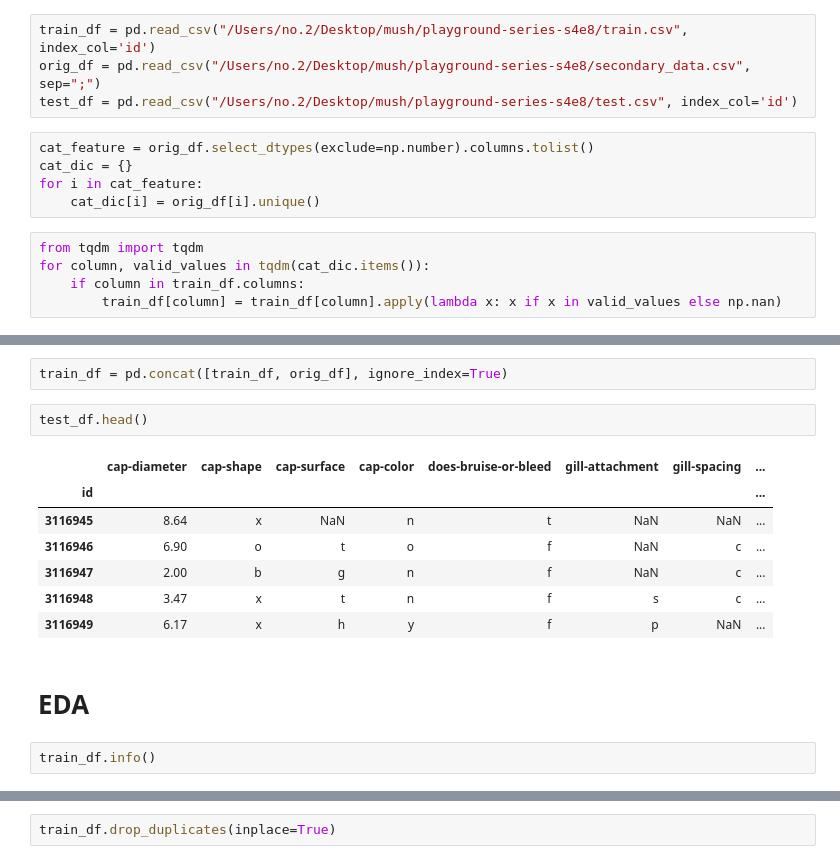
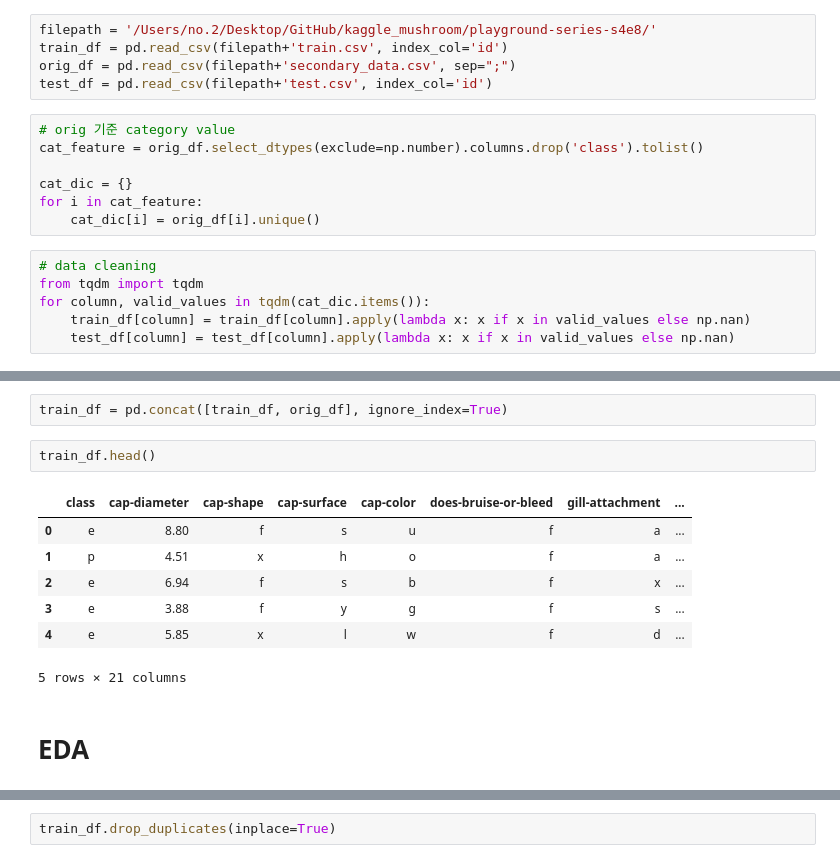
Before and after one commit to guu980-dev/kaggle_mushroom, a Jupyter notebook: workingnb.ipynb, the cells around one changed output, grey strips where cells are left out. Saved outputs shown, nothing was run; the diff lists cells and outputs as text.

```diff
--- a/workingnb.ipynb
+++ b/workingnb.ipynb
@@ -23,16 +24,20 @@ from lightgbm import LGBMClassifier
 # %% [markdown]
 # Loading Data
 # %%
-train_df = pd.read_csv("/Users/no.2/Desktop/mush/playground-series-s4e8/train.csv", index_col='id')
-orig_df = pd.read_csv("/Users/no.2/Desktop/mush/playground-series-s4e8/secondary_data.csv", sep=";")
-test_df = pd.read_csv("/Users/no.2/Desktop/mush/playground-series-s4e8/test.csv", index_col='id')
+filepath = '/Users/no.2/Desktop/GitHub/kaggle_mushroom/playground-series-s4e8/'
+train_df = pd.read_csv(filepath+'train.csv', index_col='id')
+orig_df = pd.read_csv(filepath+'secondary_data.csv', sep=";")
+test_df = pd.read_csv(filepath+'test.csv', index_col='id')
 # %%
-cat_feature = orig_df.select_dtypes(exclude=np.number).columns.tolist()
+# orig 기준 category value
+cat_feature = orig_df.select_dtypes(exclude=np.number).columns.drop('class').tolist()
+
 cat_dic = {}
 for i in cat_feature:
     cat_dic[i] = orig_df[i].unique()
 # %%
+# data cleaning
 from tqdm import tqdm
 for column, valid_values in tqdm(cat_dic.items()):
-    if column in train_df.columns:
-        train_df[column] = train_df[column].apply(lambda x: x if x in valid_values else np.nan)
+    train_df[column] = train_df[column].apply(lambda x: x if x in valid_values else np.nan)
+    test_df[column] = test_df[column].apply(lambda x: x if x in valid_values else np.nan)
@@ -60,19 +46,17 @@ Name: count, dtype: int64
 # %%
 train_df = pd.concat([train_df, orig_df], ignore_index=True)
 # %%
-test_df.head()
+train_df.head()
 # %% [output]
-|  | cap-diameter | cap-shape | cap-surface | cap-color | does-bruise-or-bleed | gill-attachment | gill-spacing | ... |
-| id |  |  |  |  |  |  |  | ... |
-| 3116945 | 8.64 | x | NaN | n | t | NaN | NaN | ... |
-| 3116946 | 6.90 | o | t | o | f | NaN | c | ... |
-| 3116947 | 2.00 | b | g | n | f | NaN | c | ... |
-| 3116948 | 3.47 | x | t | n | f | s | c | ... |
-| 3116949 | 6.17 | x | h | y | f | p | NaN | ... |
+|  | class | cap-diameter | cap-shape | cap-surface | cap-color | does-bruise-or-bleed | gill-attachment | ... |
+| 0 | e | 8.80 | f | s | u | f | a | ... |
+| 1 | p | 4.51 | x | h | o | f | a | ... |
+| 2 | e | 6.94 | f | s | b | f | x | ... |
+| 3 | e | 3.88 | f | y | g | f | s | ... |
+| 4 | e | 5.85 | x | l | w | f | d | ... |
+5 rows × 21 columns
 # %% [markdown]
 # EDA
-# %%
-train_df.info()
 # %%
 pd.DataFrame({
     'column': train_df.columns,
```
Also changed, not shown: parts of 29 cells of this notebook, 1 other file.
